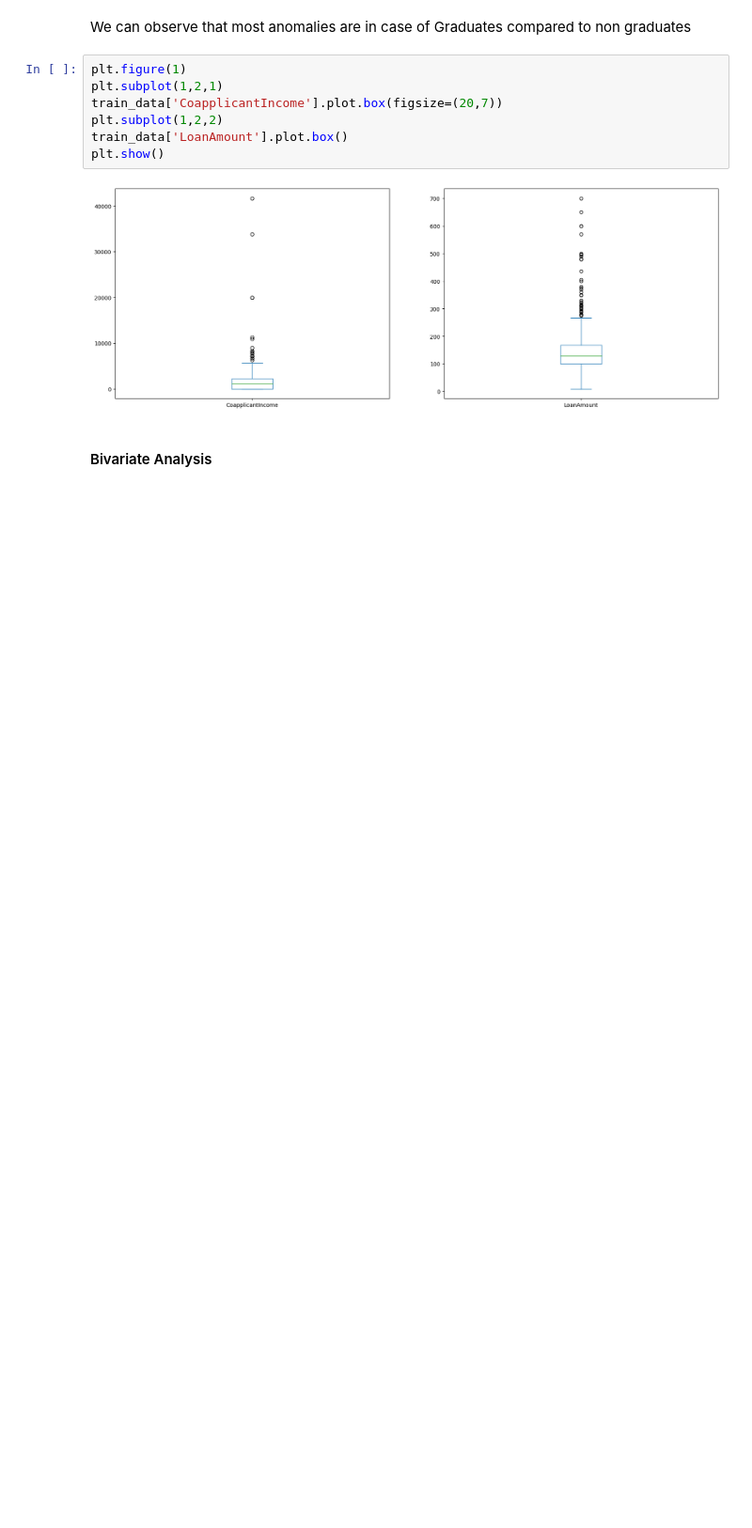
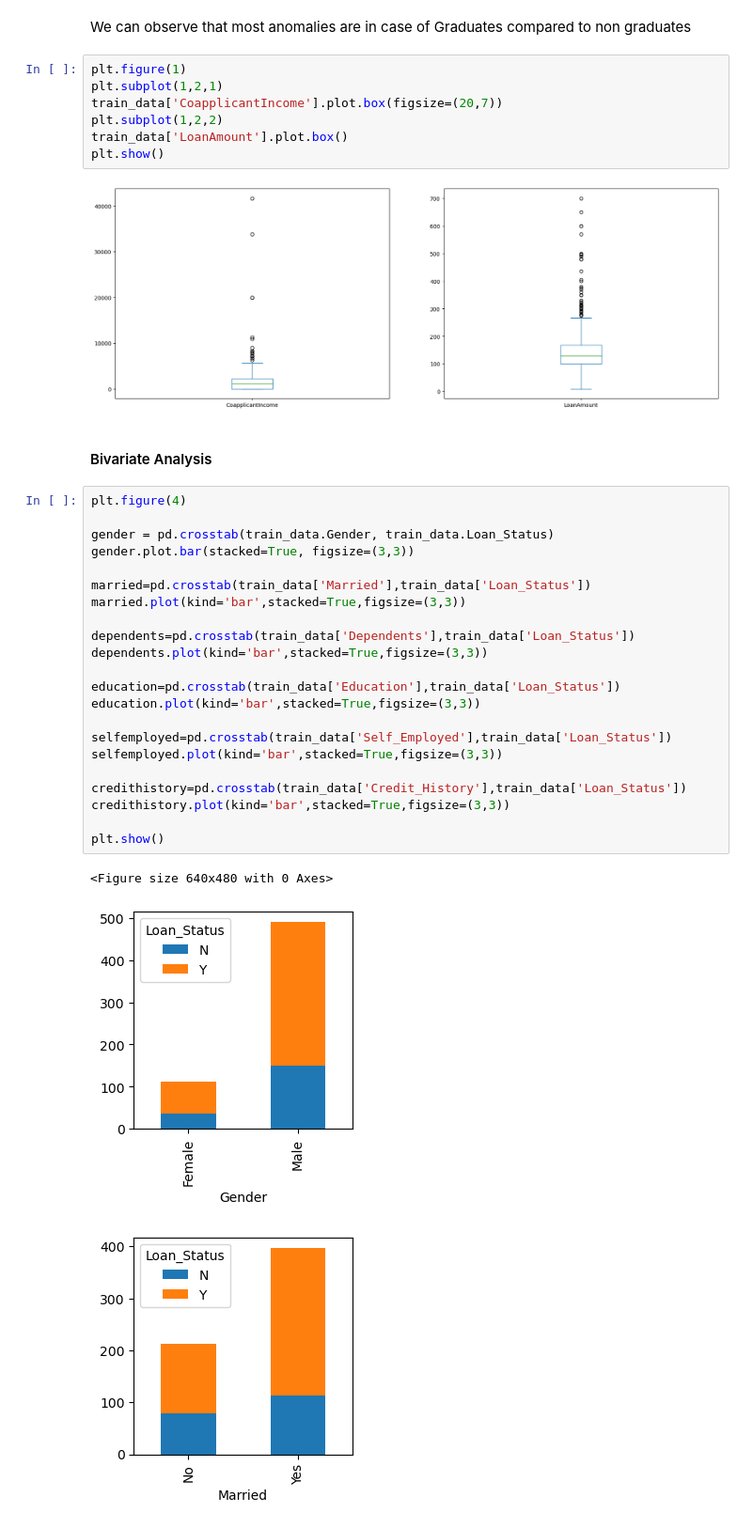
Before and after one commit to nedu10/Regression-and-Classification, a Jupyter notebook: Classification/Load Prediction/main.ipynb, the cells around one changed output. Shown: that part at 94% size. Cells and saved outputs as stored; diff of their text form; blank space fills up the shorter version.

```diff
--- a/Classification/Load Prediction/main.ipynb
+++ b/Classification/Load Prediction/main.ipynb
@@ -144,3 +144,29 @@ plt.show()
 [figure]
 # %% [markdown]
 #### Bivariate Analysis
+# %%
+plt.figure(4)
+
+gender = pd.crosstab(train_data.Gender, train_data.Loan_Status)
+gender.plot.bar(stacked=True, figsize=(3,3))
+
+married=pd.crosstab(train_data['Married'],train_data['Loan_Status'])
+married.plot(kind='bar',stacked=True,figsize=(3,3))
+
+dependents=pd.crosstab(train_data['Dependents'],train_data['Loan_Status'])
+dependents.plot(kind='bar',stacked=True,figsize=(3,3))
+
+education=pd.crosstab(train_data['Education'],train_data['Loan_Status'])
+education.plot(kind='bar',stacked=True,figsize=(3,3))
+
+selfemployed=pd.crosstab(train_data['Self_Employed'],train_data['Loan_Status'])
+selfemployed.plot(kind='bar',stacked=True,figsize=(3,3))
+
+credithistory=pd.crosstab(train_data['Credit_History'],train_data['Loan_Status'])
+credithistory.plot(kind='bar',stacked=True,figsize=(3,3))
+
+plt.show()
+# %% [output]
+<Figure size 640x480 with 0 Axes>
+[figure, added]
+[figure, added]
```
Also changed, not shown: parts of 5 cells of this notebook.
